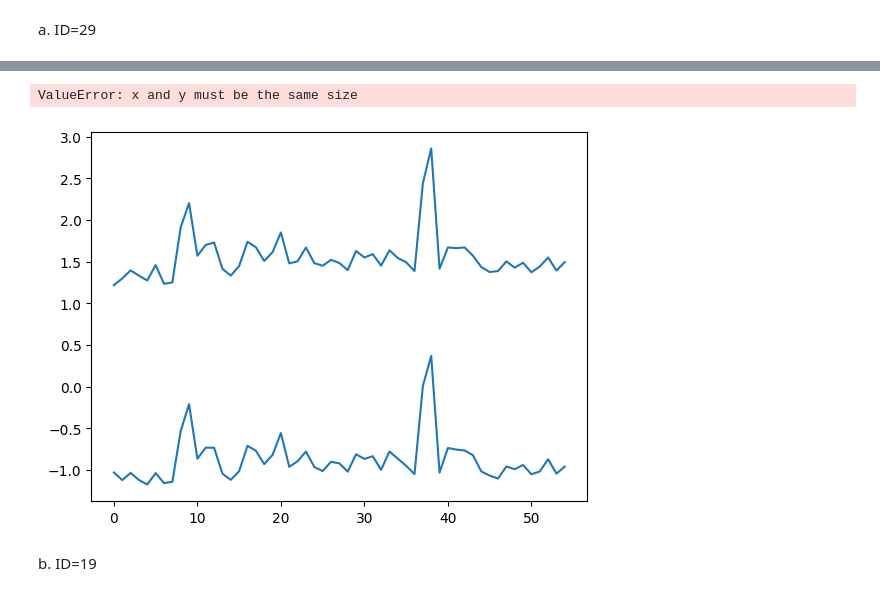
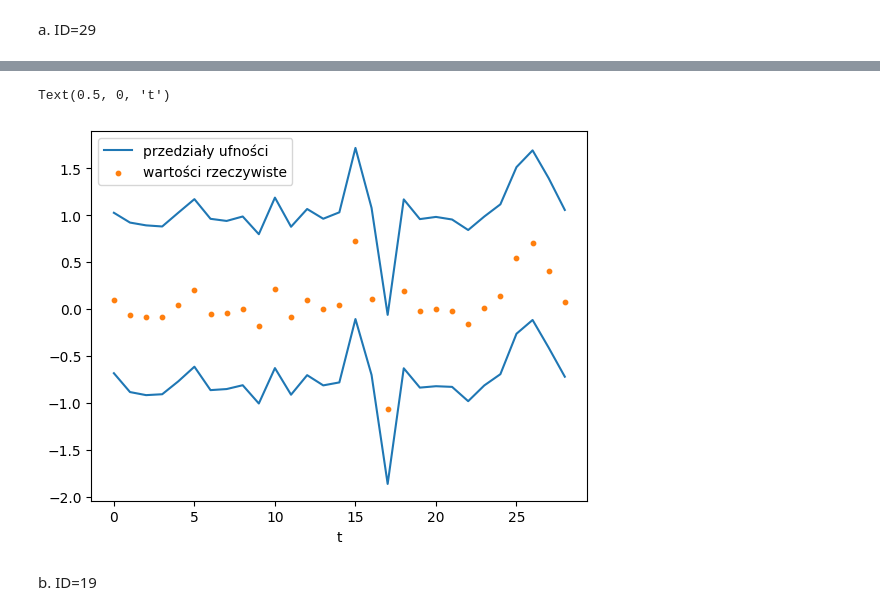
Before and after one commit to MarCodeWaves/Water_pollution_math_modelling, a Jupyter notebook: prez_MDM_kody_z_predykcja.ipynb, the cells around one changed output, grey strips where cells are left out. Cells and saved outputs as stored; diff of their text form; code cells hidden in the pictures.

```diff
--- a/prez_MDM_kody_z_predykcja.ipynb
+++ b/prez_MDM_kody_z_predykcja.ipynb
@@ -288,5 +351,5 @@ test_data1 = station_data[int(0.9*len(X_no_seasonality1)):]
 # %%
-train_data = station_data[:int(0.9*len(station_data))]
-test_data = station_data[int(0.9*len(station_data)):]
+train_data2 = station_data2[:int(0.9*len(station_data2))]
+test_data2 = station_data2[int(0.9*len(station_data2)):]
 # %%
 plt.figure(figsize=(9, 5))
@@ -351,9 +500,9 @@ Text(0.5, 11.172785931815357, 'Kolejne numery dni pomiarowych')
 # %% [markdown]
 ## 4. Dopasowanie modelu ARMA(p,q)
 # %%
-station_data_clean = X_no_seasonality
+station_data_clean1 = X_no_seasonality1
 
-model2 = pm.auto_arima(station_data_clean,
+model1 = pm.auto_arima(station_data_clean1,
                       d=0,
                       start_p=0, start_q=0, max_d=0,
                       max_p=4, max_q=4, max_order=6,
@@ -362,5 +511,5 @@ model2 = pm.auto_arima(station_data_clean,
                       stepwise=False
                       )
 
-print(model2.summary())
+print(model1.summary())
 # %% [output]
@@ -437,0 +599,16 @@ print(jb_test)
+# %%
+import statsmodels.api as sm
+
+q1 = 3  # Replace with the desired order of MA
+order1 = (0, 0, q1)
+
+# Fit the MA model
+model = sm.tsa.ARIMA(X_no_seasonality1, order=order1)
+fitted_model1 = model.fit()
+
+ma_mparams_1 = fitted_model1.maparams
+
+# Print the model summary
+print(fitted_model1.summary())
+print(fitted_model1.maparams)
+sigma2_1  = 0.2212
@@ -438,10 +633,10 @@ print(jb_test)
 # %%
 from statsmodels.stats.diagnostic import acorr_ljungbox
 
-model = ARIMA(station_data_clean, order=(0, 0, 2))  # MA(2) model
-model_fit = model.fit()
+model1 = ARIMA(station_data_clean1, order=(0, 0, 3))  # MA(2) model
+model_fit1 = model1.fit()
 
-lb_test = acorr_ljungbox(model_fit.resid, lags=[10], return_df=True)
-print(lb_test)
+lb_test1 = acorr_ljungbox(model_fit1.resid, lags=[10], return_df=True)
+print(lb_test1)
 # %% [output]
      lb_stat  lb_pvalue
@@ -578,28 +794,28 @@ RMSE: 0.7456676007957524
 # %%
 
 n = len(test_data1)
 N = 10000
 
-parameters = model_fit.params
-residuals = model_fit.resid
+parameters = model_fit1.params
+residuals = model_fit1.resid
 
-ar_models = [arma_generate_sample(ar=[1] + list(-parameters[1: -1]), ma=[1], nsample=n, scale=np.std(residuals)) for _ in range(N)]
+ar_models = [arma_generate_sample(ar=[1], ma=[1]+ list(-ma_mparams_1[1: -1]),  nsample=n, scale=np.std(residuals)) for _ in range(N)]
 ar_seasonal_models = [ar_model + test_data1.values for ar_model in ar_models]
 
 quantiles_lower = np.quantile(ar_seasonal_models, alpha, axis=0)
 quantiles_upper = np.quantile(ar_seasonal_models, 1 - alpha/2, axis=0)
 
 station30 = data[data['ID_Station'] == 29]
 xs = station30[:33]
 
 line1, = plt.plot(range(n), quantiles_lower, c='C0')
 line2, = plt.plot(range(n), quantiles_upper, c='C0')
 line3 = plt.scatter(range(n), test_data1.values, s=10, c='C1')
 plt.legend([line1, line3], ['przedziały ufności', 'wartości rzeczywiste'])
 plt.xlabel('t')
 # %% [output]
-ValueError: x and y must be the same size
+Text(0.5, 0, 't')
-[figure, old version]
+[figure, new version]
 # %% [markdown]
 b. ID=19
 # %%
```
Also changed, not shown: parts of 46 cells of this notebook.
